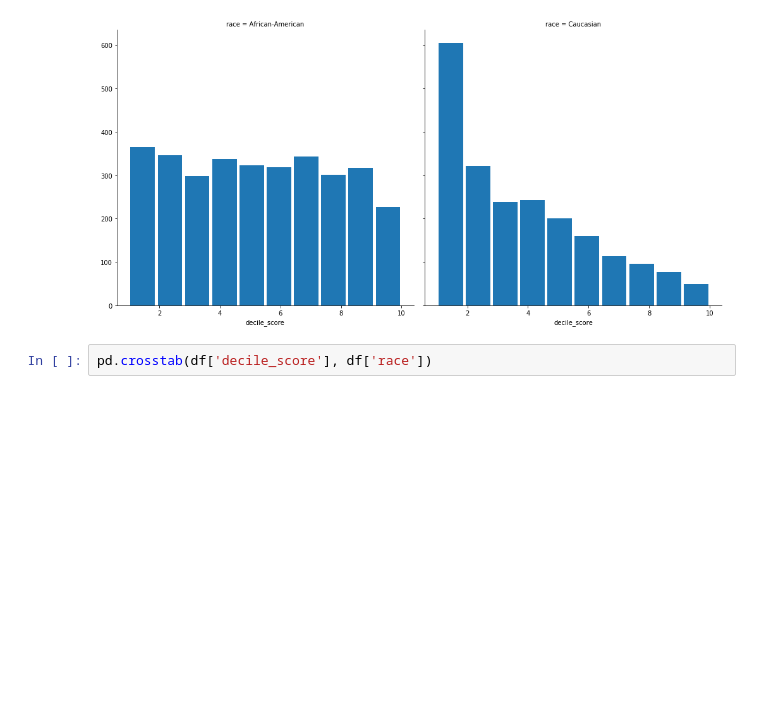
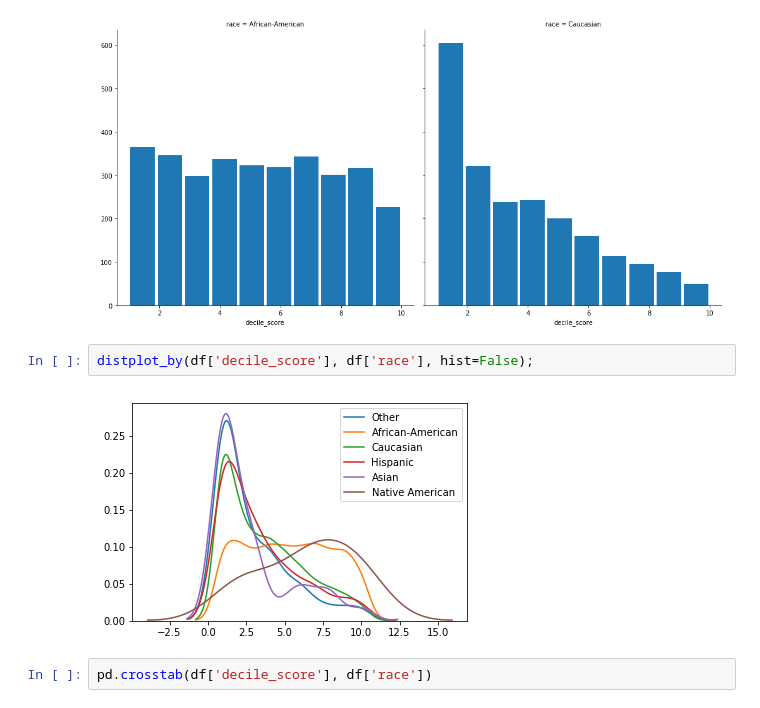
Before and after one commit to ResponsiblyAI/responsibly, a Jupyter notebook: docs/notebooks/demo-compas-analysis.ipynb, the cells around one changed output. Saved outputs shown, nothing was run; the diff lists cells and outputs as text; blank space fills up the shorter version.

```diff
--- a/docs/notebooks/demo-compas-analysis.ipynb
+++ b/docs/notebooks/demo-compas-analysis.ipynb
@@ -115,6 +118,10 @@ g = sns.FacetGrid(df_race_focused, col='race', height=7)#, aspect=4,)
 g.map(plt.hist, 'decile_score', rwidth=0.9);
 # %% [output]
 [figure]
+# %%
+distplot_by(df['decile_score'], df['race'], hist=False);
+# %% [output]
+[figure, added]
 # %%
 pd.crosstab(df['decile_score'], df['race'])
 # %% [output]
```
Also changed, not shown: parts of 16 cells of this notebook, 15 other files.
